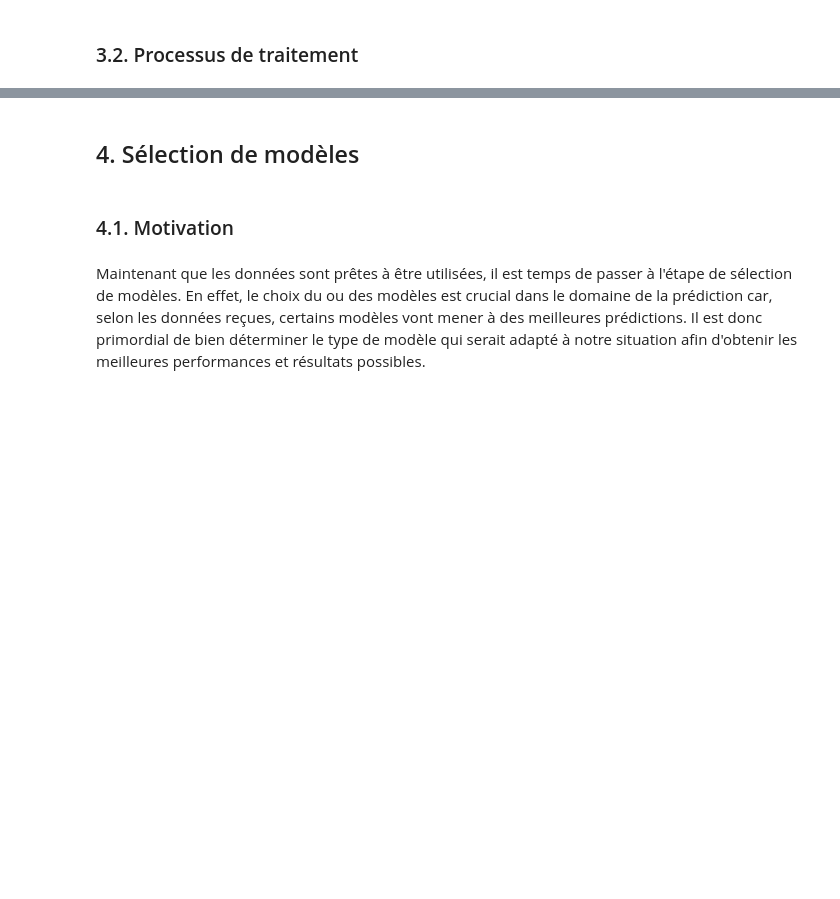
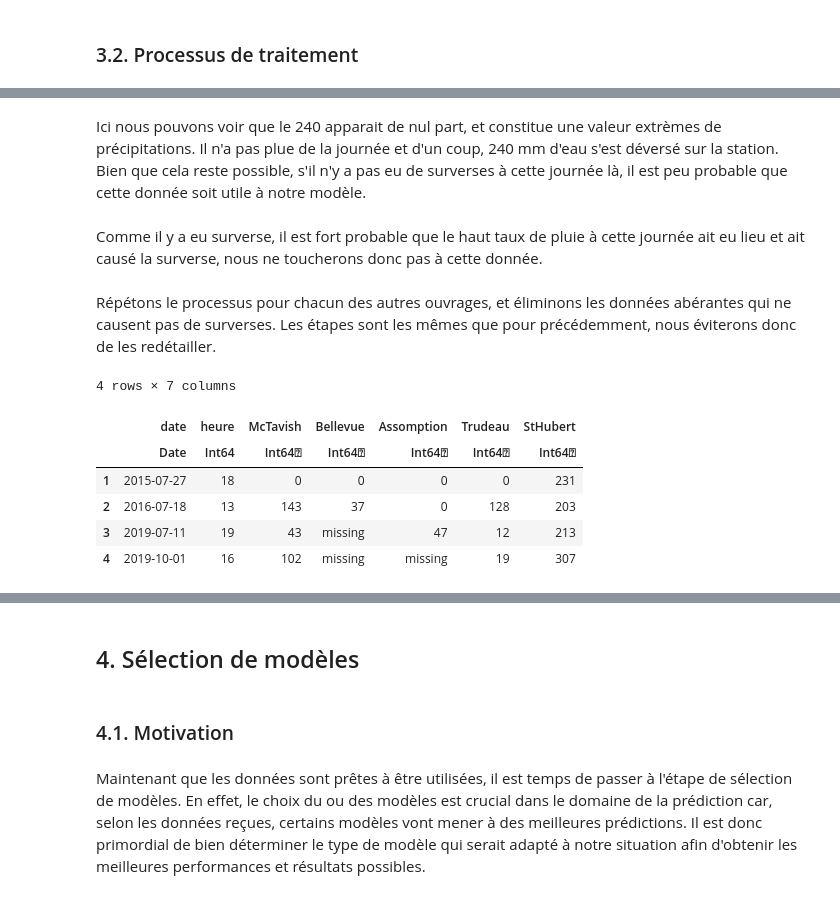
Before and after one commit to JeyzerMC/MTH3302-Project, a Jupyter notebook: rp_v2.ipynb, the cells around one changed output, grey strips where cells are left out. Drawn from its saved outputs; the diff is of its cells as text; code cells hidden in the pictures; blank space fills up the shorter version.

```diff
--- a/rp_v2.ipynb
+++ b/rp_v2.ipynb
@@ -665,0 +871,2 @@ Cette étape a ainsi constitué la partie la plus longue et fastidieuse de notre
+# %% [markdown]
+Ici nous pouvons voir que le 240 apparait de nul part, et constitue une valeur extrèmes de précipitations. Il n'a pas plue de la journée et d'un coup, 240 mm d'eau s'est déversé sur la station. Bien que cela reste possible, s'il n'y a pas eu de surverses à cette journée là, il est peu probable que cette donnée soit utile à notre modèle.
@@ -665,0 +875,19 @@ Cette étape a ainsi constitué la partie la plus longue et fastidieuse de notre
+# %% [markdown]
+Comme il y a eu surverse, il est fort probable que le haut taux de pluie à cette journée ait eu lieu et ait causé la surverse, nous ne toucherons donc pas à cette donnée.
+# %% [markdown]
+Répétons le processus pour chacun des autres ouvrages, et éliminons les données abérantes qui ne causent pas de surverses. Les étapes sont les mêmes que pour précédemment, nous éviterons donc de les redétailler.
+# %%
+idx_outliers = precipitations[!, :StHubert] .>= 200;
+idx_outliers[isequal.(idx_outliers, missing)] .= false;
+idx_outliers = convert(Array{Bool, 1}, idx_outliers);
+
+date_outlier = precipitations[idx_outliers, :date];
+precipitations[idx_outliers, :]
+# %% [output]
+4 rows × 7 columns
+|  | date | heure | McTavish | Bellevue | Assomption | Trudeau | StHubert |
+|  | Date | Int64 | Int64⍰ | Int64⍰ | Int64⍰ | Int64⍰ | Int64⍰ |
+| 1 | 2015-07-27 | 18 | 0 | 0 | 0 | 0 | 231 |
+| 2 | 2016-07-18 | 13 | 143 | 37 | 0 | 128 | 203 |
+| 3 | 2019-07-11 | 19 | 43 | missing | 47 | 12 | 213 |
+| 4 | 2019-10-01 | 16 | 102 | missing | missing | 19 | 307 |
```
Also changed, not shown: parts of 67 cells of this notebook.
